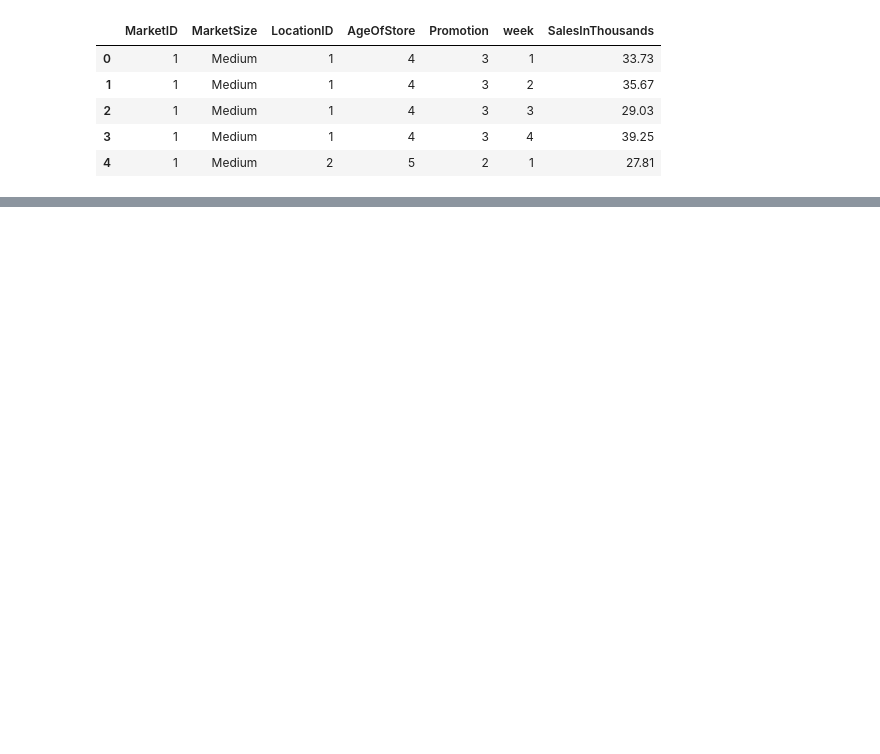
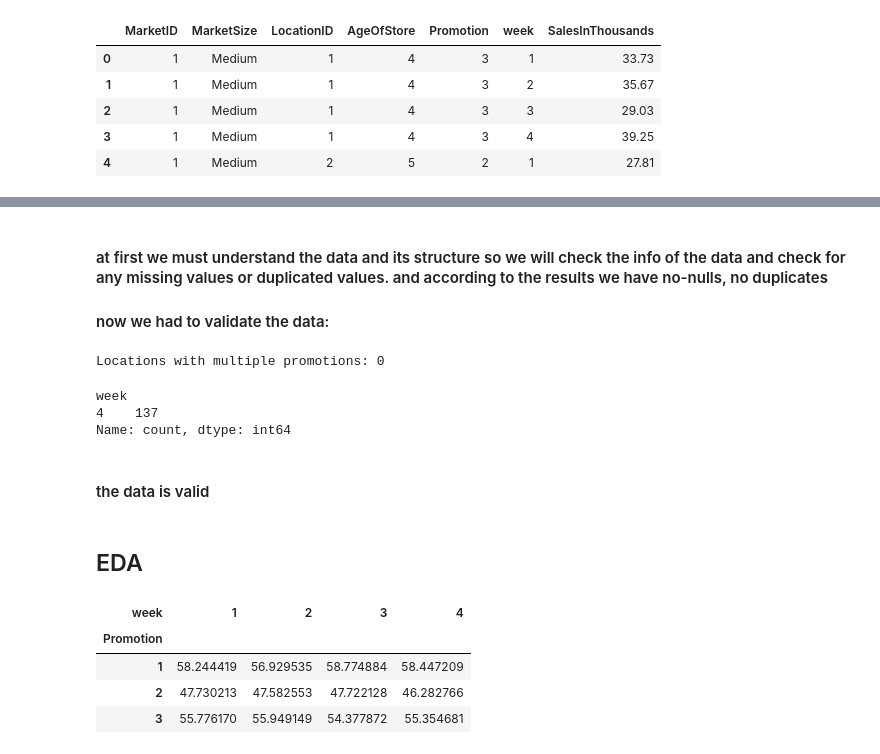
Before and after one commit to hanoufalmogri/python, a Jupyter notebook: student/projects/project 1/Marketing-Camp-Project.ipynb, the cells around one changed output, grey strips where cells are left out. Drawn from its saved outputs; the diff is of its cells as text; code cells hidden in the pictures; blank space fills up the shorter version.

```diff
--- a/student/projects/project 1/Marketing-Camp-Project.ipynb
+++ b/student/projects/project 1/Marketing-Camp-Project.ipynb
@@ -27,0 +55,32 @@ df.head()
+# %% [markdown]
+#### at first we must understand the data and its structure so we will check the info of the data and check for any missing values or duplicated values. and according to the results we have no-nulls, no duplicates
+
+
+#### now we had to validate the data:
+# %%
+# Each location should have only one promotion
+promo_check = df.groupby("LocationID")["Promotion"].nunique()
+print("Locations with multiple promotions:", (promo_check > 1).sum())
+# %% [output]
+Locations with multiple promotions: 0
+# %%
+# Each location should have 4 weeks
+week_check = df.groupby("LocationID")["week"].nunique()
+print(week_check.value_counts())
+# %% [output]
+week
+4    137
+Name: count, dtype: int64
+# %% [markdown]
+#### the data is valid
+# %% [markdown]
+## EDA
+# %%
+df.groupby("Promotion")["SalesInThousands"].agg(["mean", "std", "count"])
+df.groupby(["Promotion", "week"])["SalesInThousands"].mean().unstack()
+# %% [output]
+| week | 1 | 2 | 3 | 4 |
+| Promotion |  |  |  |  |
+| 1 | 58.244419 | 56.929535 | 58.774884 | 58.447209 |
+| 2 | 47.730213 | 47.582553 | 47.722128 | 46.282766 |
+| 3 | 55.776170 | 55.949149 | 54.377872 | 55.354681 |
```
Also changed, not shown: parts of 22 cells of this notebook.
